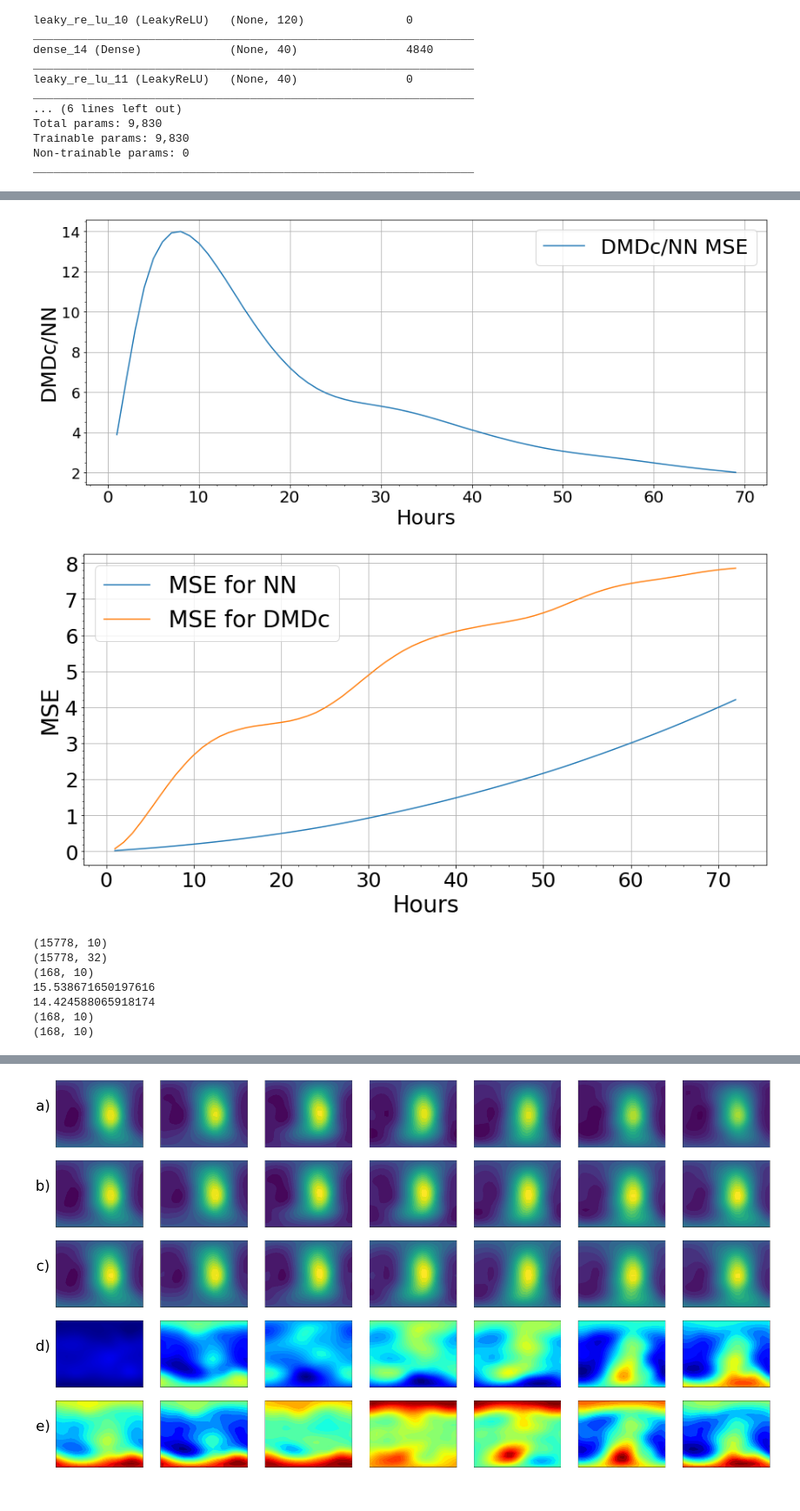
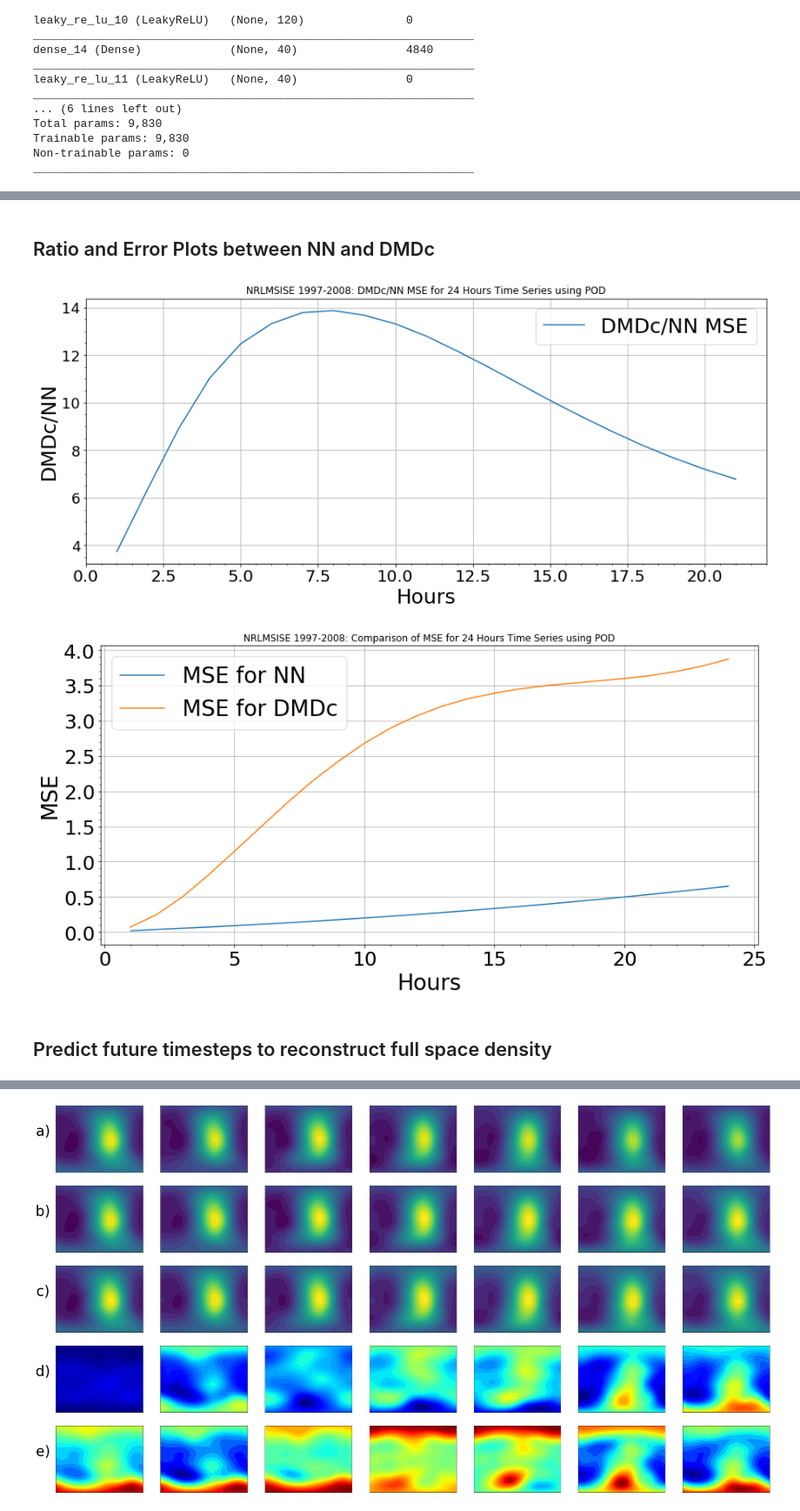
Before and after one commit to maggieqzhang/AtmosDensityModeling, a Jupyter notebook: NeuralNetworkCode/JupyterNotebooks/TimeSeries/NRLMSISE_Timeseries_Prediction_with_POD.ipynb, the cells around one changed output, grey strips where cells are left out. Shown: that part at 87% size. Drawn from its saved outputs; the diff is of its cells as text; code cells hidden in the pictures.

Commit message:
cleaned density model code

```diff
--- a/NeuralNetworkCode/JupyterNotebooks/TimeSeries/NRLMSISE_Timeseries_Prediction_with_POD.ipynb
+++ b/NeuralNetworkCode/JupyterNotebooks/TimeSeries/NRLMSISE_Timeseries_Prediction_with_POD.ipynb
@@ -24,7 +26,7 @@ sw_data = data.get('SWdataFull')
 sw_data = np.array(sw_data)
 
 # Number of future predictions to make
-pred_number = 24*7
+pred_number = 24
 
 # Only consider first 10 modes/dimensions of reduced data
 dens_data = dens_data[:,0:10]
@@ -134,13 +141,13 @@ print("Saved model")
 # %% [output]
 Saved model
 # %%
-with open('NRLMSIS_POD.json','r') as f:
+with open('Models/NRLMSIS_POD.json','r') as f:
     model_NN_json = json.load(f)
     model_NN_json = json.dumps(model_NN_json)
     model_NN_json = str(model_NN_json)
 
 model_NN = model_from_json(model_NN_json)
-model_NN.load_weights('NRLMSIS_POD.h5')
+model_NN.load_weights('Models/NRLMSIS_POD.h5')
 model_NN.summary()
 # %% [output]
 Model: "sequential_4"
@@ -227,34 +227,35 @@ plt.plot(factor)
+# %% [markdown]
+## Ratio and Error Plots between NN and DMDc
 # %%
 plt.figure(figsize = (15,6))
-#plt.title("NRLMSISE 1997-2008: DMDc/NN MSE for 24 Hours Time Series using POD")
+plt.title("NRLMSISE 1997-2008: DMDc/NN MSE for 24 Hours Time Series using POD")
 plt.plot(range(1,1+len(factor[:-3])),factor[:-3], label = "DMDc/NN MSE")
 plt.grid()
 plt.minorticks_on()
 plt.legend(fontsize=25)
 plt.xlabel("Hours", fontsize=25)
 plt.ylabel("DMDc/NN", fontsize=25)
 plt.xticks(size = 20)
 plt.yticks(size = 18)
 plt.savefig('POD_NRLMSISE_ratio_48.png')
-#plt.show()
-
 
 plt.figure(figsize = (15,7))
-#plt.title("NRLMSISE 1997-2008: Comparison of MSE for 24 Hours Time Series using POD")
+plt.title("NRLMSISE 1997-2008: Comparison of MSE for 24 Hours Time Series using POD")
 plt.plot(range(1,1+len(factor)),mse_NN.T, label = "MSE for NN")
 plt.plot(range(1,1+len(factor)),mse_ROM.T, label = "MSE for DMDc")
 plt.grid()
 plt.minorticks_on()
 plt.xlabel("Hours",fontsize=28)
 plt.ylabel("MSE",fontsize=28)
 plt.legend(fontsize=28)
 plt.xticks(size = 25)
 plt.yticks(size = 25)
 plt.savefig('POD_NRLMSISE_both_48.png')
-#plt.show()
 # %% [output]
-[figure, old version]
+[figure, new version]
-[figure, old version]
+[figure, new version]
+# %% [markdown]
+## Predict future timesteps to reconstruct full space density
 # %%
 x_test_NN = x_test[0,:]
 x_test_NN= np.reshape(x_test_NN, (1, 32))
@@ -283,22 +283,3 @@ for a in range(pred_number):
         DMDc_prediction = x_test_rom
     else:
         DMDc_prediction = np.append(DMDc_prediction, x_test_rom, axis = 0)
-# %%
-print(y_test.shape)
-print(x_test.shape)
-actual = y_test[:pred_number,:]
-print(actual.shape)
-NN_error = (NN_prediction-actual)
-DMDc_error = (DMDc_prediction-actual)
-print(np.sum(np.square(NN_error))/(NN_error.shape[0]*NN_error.shape[1]))
-print(np.sum(np.square(DMDc_error))/(DMDc_error.shape[0]*DMDc_error.shape[1]))
-print(NN_error.shape)
-print(DMDc_error.shape)
-# %% [output]
-(15778, 10)
-(15778, 32)
-(168, 10)
-15.538671650197616
-14.424588065918174
-(168, 10)
-(168, 10)
```
Also changed, not shown: parts of 10 cells of this notebook, 3 other files.
